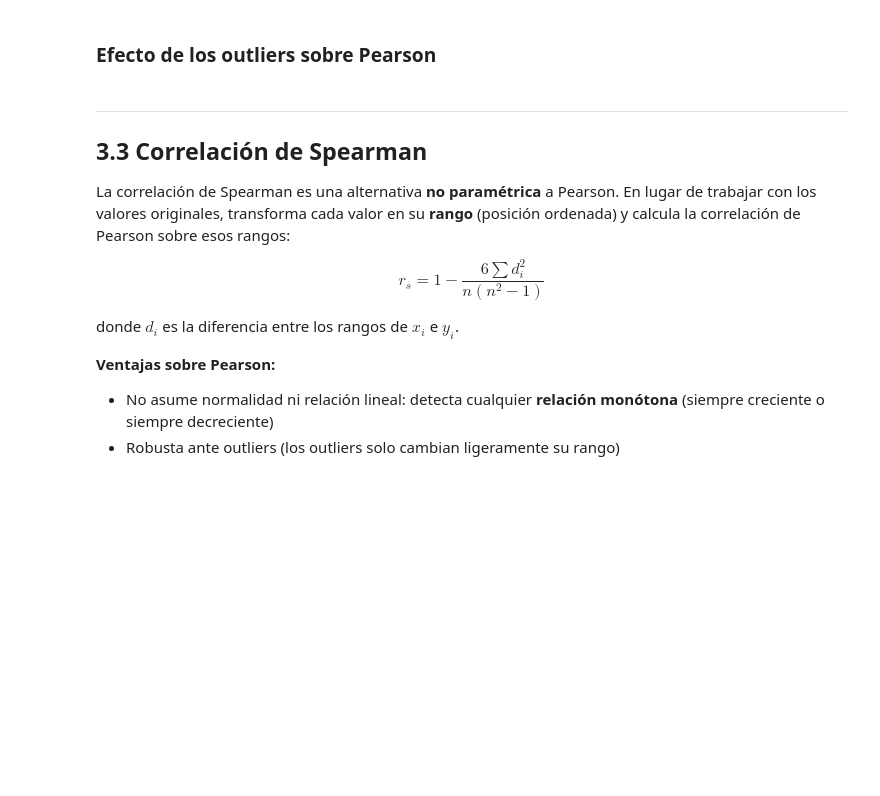
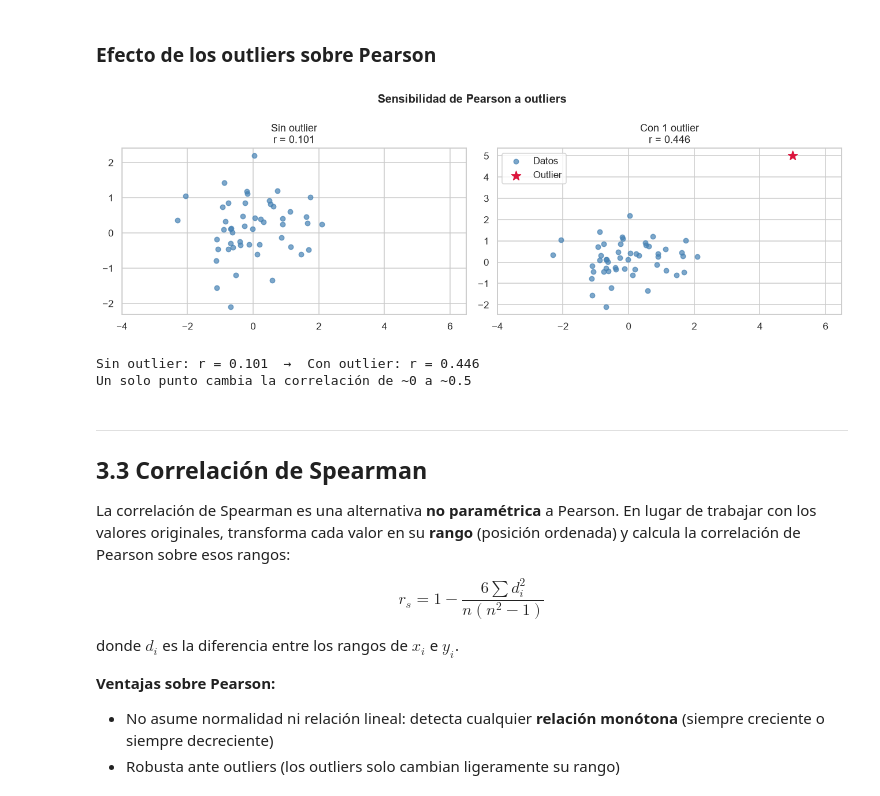
Before and after one commit to aalasan202/DLCD, a Jupyter notebook: UD2/Bloque_3_Correlacion/B3_S1_Concepto_Pearson_y_Spearman.ipynb, the cells around one changed output. Cells and saved outputs as stored; diff of their text form; code cells hidden in the pictures; blank space fills up the shorter version.

```diff
--- a/UD2/Bloque_3_Correlacion/B3_S1_Concepto_Pearson_y_Spearman.ipynb
+++ b/UD2/Bloque_3_Correlacion/B3_S1_Concepto_Pearson_y_Spearman.ipynb
@@ -198,36 +213,38 @@ plt.show()
 # %%
 # Demostración: un solo outlier puede cambiar drásticamente r
 np.random.seed(1)
 x = np.random.normal(0, 1, 50)
 y = 0.1 * x + np.random.normal(0, 1, 50)  # relación casi nula
 
 r_sin, _ = pearsonr(x, y)
 
 # Añadimos un solo outlier influyente
 x_out = np.append(x, 5.0)
 y_out = np.append(y, 5.0)
 r_con, _ = pearsonr(x_out, y_out)
 
 fig, axes = plt.subplots(1, 2, figsize=(12, 4))
 
 axes[0].scatter(x, y, color='steelblue', s=30, alpha=0.7)
-axes[0].set_title(f'Sin outlier
-r = {r_sin:.3f}')
+axes[0].set_title(f'Sin outlier\nr = {r_sin:.3f}')
 axes[0].set_xlim(-4, 6.5)
 
 axes[1].scatter(x, y, color='steelblue', s=30, alpha=0.7, label='Datos')
 axes[1].scatter([5.0], [5.0], color='crimson', s=120, zorder=5, label='Outlier', marker='*')
-axes[1].set_title(f'Con 1 outlier
-r = {r_con:.3f}')
+axes[1].set_title(f'Con 1 outlier\nr = {r_con:.3f}')
 axes[1].set_xlim(-4, 6.5)
 axes[1].legend()
 
 plt.suptitle('Sensibilidad de Pearson a outliers', fontsize=13, fontweight='bold')
 plt.tight_layout()
 plt.show()
 
 print(f"Sin outlier: r = {r_sin:.3f}  →  Con outlier: r = {r_con:.3f}")
 print("Un solo punto cambia la correlación de ~0 a ~0.5")
+# %% [output]
+[figure, added]
+Sin outlier: r = 0.101  →  Con outlier: r = 0.446
+Un solo punto cambia la correlación de ~0 a ~0.5
 # %% [markdown]
 ---
 ## 3.3 Correlación de Spearman
```
Also changed, not shown: parts of 9 cells of this notebook, 3 other files.
